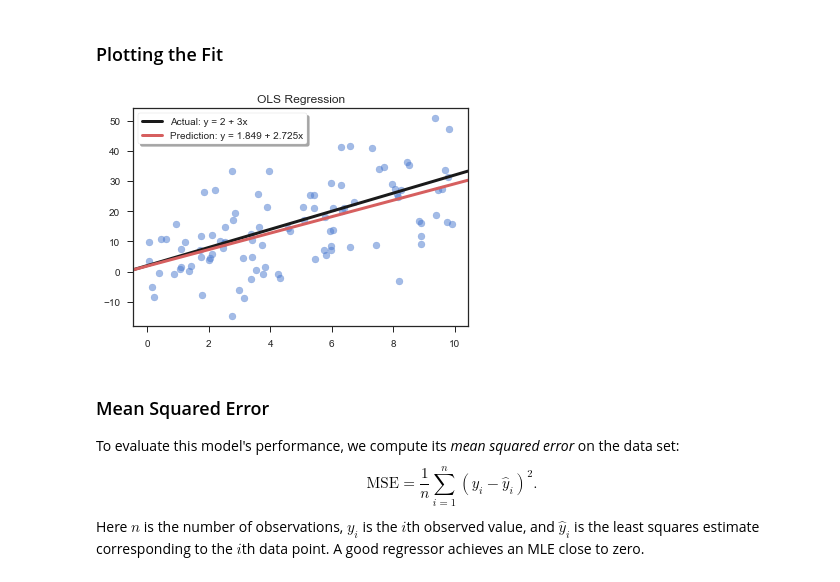
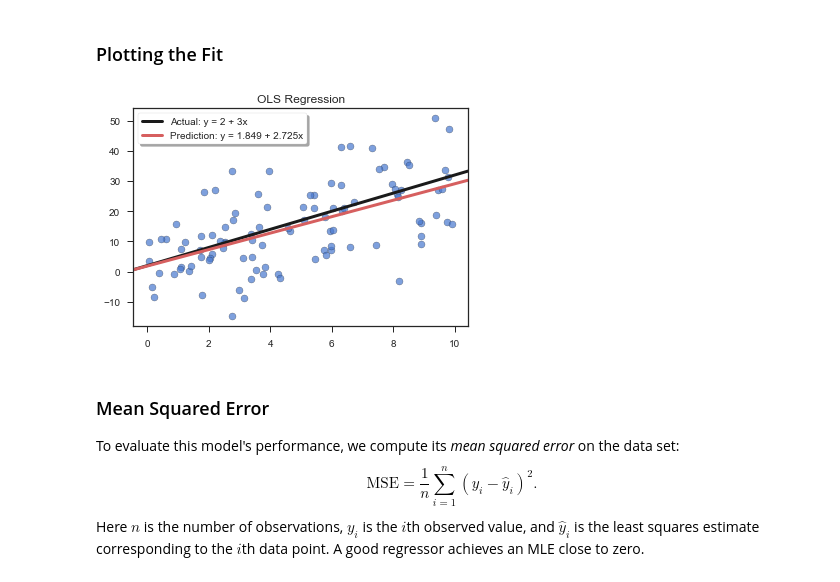
Before and after one commit to artemmavrin/StatTools, a Jupyter notebook: examples/Simple Linear Regression.ipynb, the cells around one changed output. Saved outputs shown, nothing was run; the diff lists cells and outputs as text; code cells hidden in the pictures.

```diff
--- a/examples/Simple Linear Regression.ipynb
+++ b/examples/Simple Linear Regression.ipynb
@@ -39,18 +39,18 @@ Wall time: 7.87 µs
 # %%
 # Get intercept (a) and slope (b) of model
 a, b = model.coef
 
 # Plot the regression line
 plt.figure()
-plt.scatter(x, y, c="b", alpha=0.5)
+plt.scatter(x, y, c="b", alpha=0.7, edgecolor="k")
 abline(intercept, slope, lw=3, c="k", label=f"Actual: y = {intercept} + {slope}x")
 abline(a, b, lw=3, c="r", label=f"Prediction: y = {a:.3f} + {b:.3f}x")
 plt.title("OLS Regression")
 plt.legend(loc="best", frameon=True, shadow=True)
 plt.show()
 plt.close()
 # %% [output]
-[figure, old version]
+[figure, new version]
 # %% [markdown]
 ### Mean Squared Error
 
```
Also changed, not shown: parts of 5 cells of this notebook, 1 other file.
